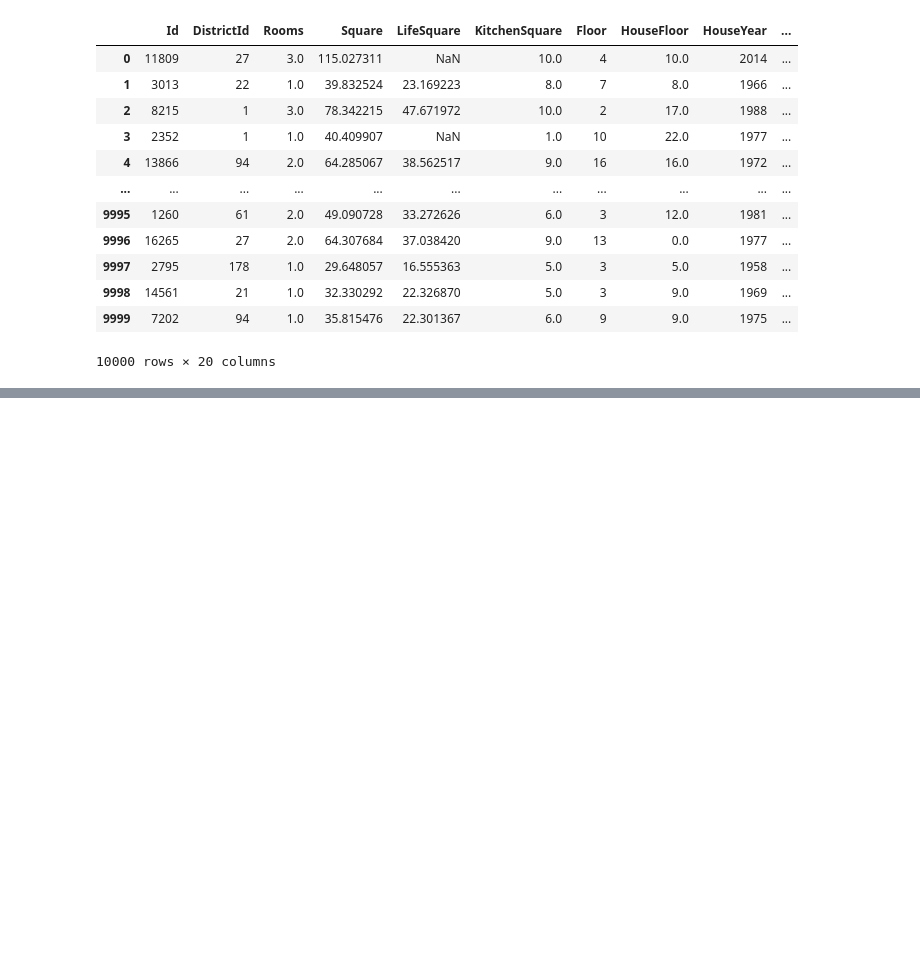
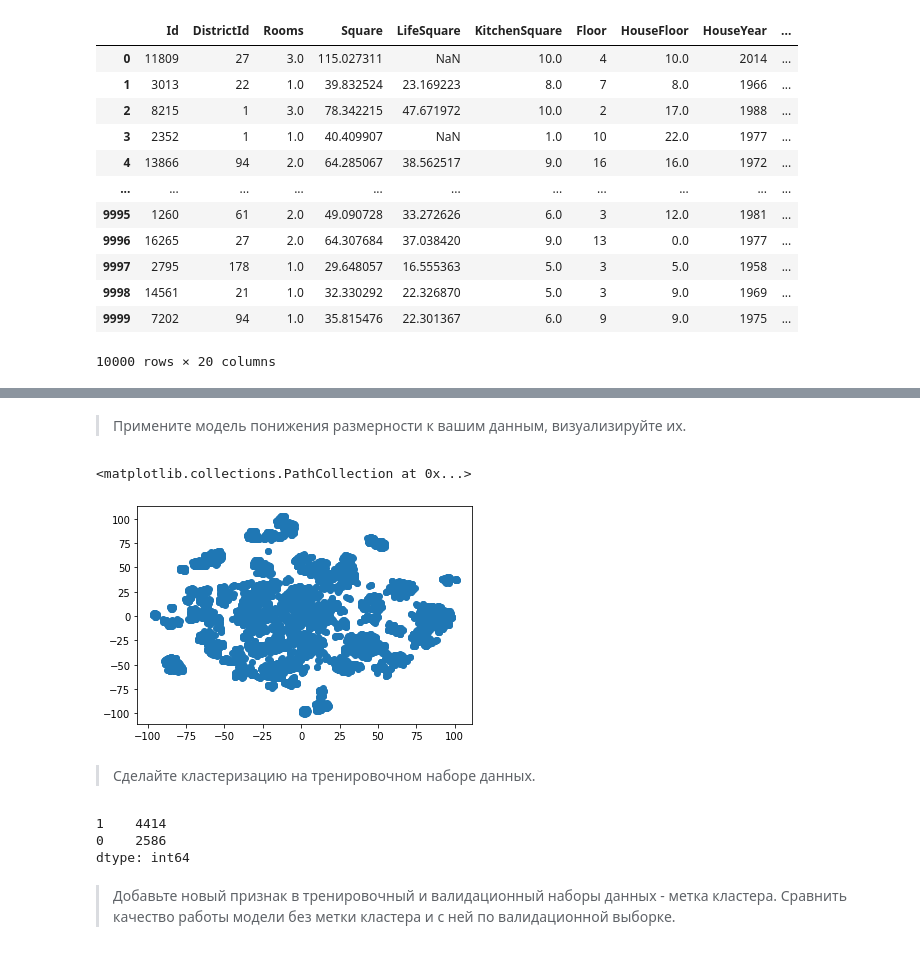
Before and after one commit to alex-chin/GB_LIBS_DS, a Jupyter notebook: course_project/REstate07.ipynb, the cells around one changed output, grey strips where cells are left out. Drawn from its saved outputs; the diff is of its cells as text; code cells hidden in the pictures; blank space fills up the shorter version.

```diff
--- a/course_project/REstate07.ipynb
+++ b/course_project/REstate07.ipynb
@@ -30,0 +69,3 @@ RE
+# %%
+X=RE.drop(['Price'], axis=1)
+y=RE.Price
@@ -30,0 +84,29 @@ RE
+# %%
+from sklearn.model_selection import train_test_split
+# ?train_test_split
+
+X_train, X_test, y_train, y_test = train_test_split(X, y, test_size=0.3, random_state=42)
+# %% [markdown]
+>Примените модель понижения размерности к вашим данным, визуализируйте их.
+# %%
+from sklearn.preprocessing import StandardScaler
+scaler = StandardScaler()
+# return numpy
+X_train_scaled = scaler.fit_transform(X_train)
+X_train_scaled = pd.DataFrame(X_train_scaled, columns=X.columns)
+X_test_scaled = scaler.transform(X_test)
+X_test_scaled = pd.DataFrame(X_test_scaled, columns=X.columns)
+# %%
+from sklearn.manifold import TSNE
+tsne = TSNE(random_state=42, n_components=2, learning_rate=500)
+
+X_train_tsne = tsne.fit_transform(X_train_scaled)
+# %%
+import matplotlib.pyplot as plt
+
+plt.scatter(X_train_tsne[:,0], X_train_tsne[:,1])
+# %% [output]
+<matplotlib.collections.PathCollection at 0x...>
+[figure, added]
+# %% [markdown]
+>Сделайте кластеризацию на тренировочном наборе данных.
@@ -30,0 +117,8 @@ RE
+# %%
+pd.value_counts(label_train)
+# %% [output]
+1    4414
+0    2586
+dtype: int64
+# %% [markdown]
+>Добавьте новый признак в тренировочный и валидационный наборы данных - метка кластера. Сравнить качество работы модели без метки кластера и с ней по валидационной выборке.
```
Also changed, not shown: parts of 9 cells of this notebook.
